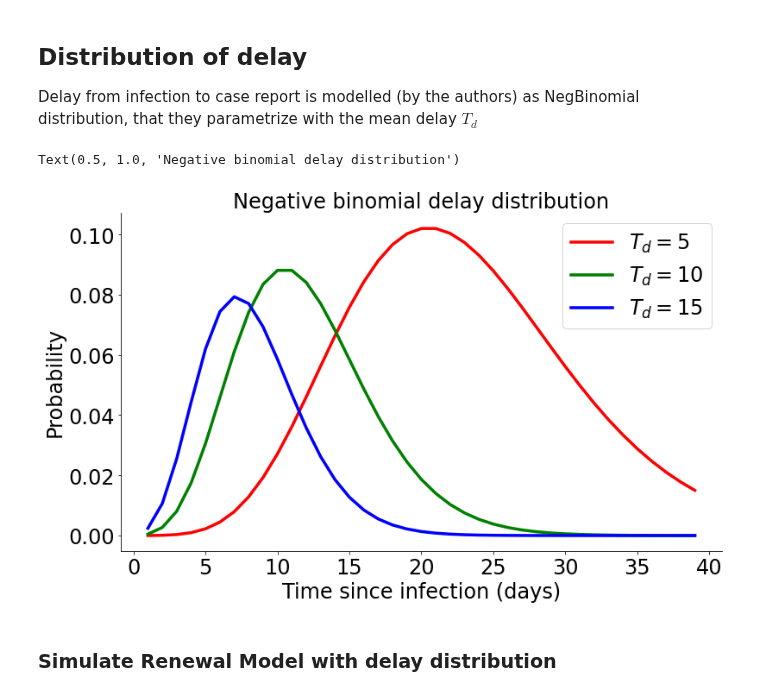
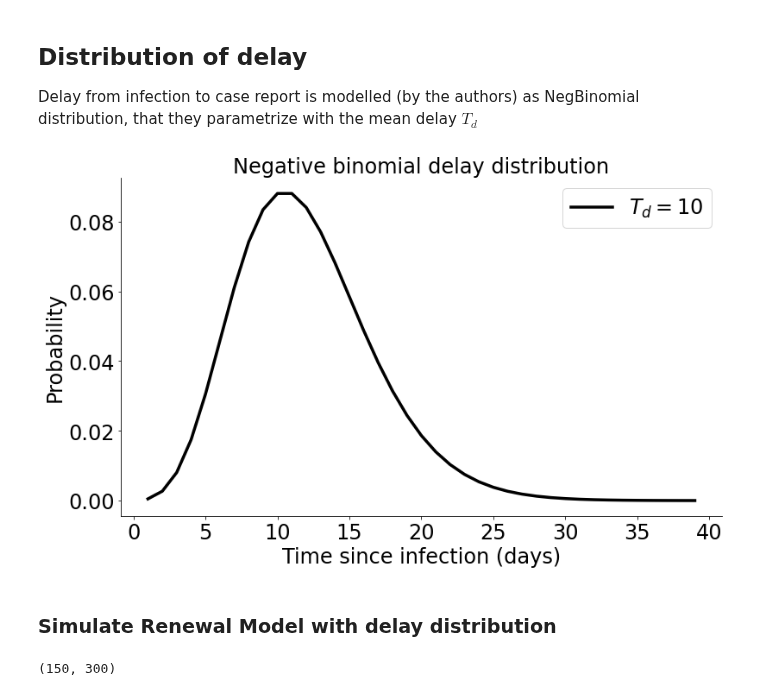
Before and after one commit to ChaosDonkey06/ID_Modeling, a Jupyter notebook: PAPERS/ShamanJournalClub.ipynb, the cells around one changed output. Saved outputs shown, nothing was run; the diff lists cells and outputs as text; code cells hidden in the pictures.

```diff
--- a/PAPERS/ShamanJournalClub.ipynb
+++ b/PAPERS/ShamanJournalClub.ipynb
@@ -356,42 +359,40 @@ from re import L
 
 
 def neg_binomial(x, r, p):
     """
     Negative binomial distribution
     """
     pr = np.zeros(x.shape)
     pr = factorial(x + r - 1) / (factorial(x - 1) * factorial(r)) * p**r * (1-p)**x
     return pr
 
 
 
 # Mean of delay distribution
 T_d = 10
 
 # NegBin delay parameters
 r       = 10
-p_param = lambda mean_t:  mean_t/(r + mean_t)
+p_param = T_d/(r + T_d)
 
 sample_nb = lambda pi:  np.random.default_rng().negative_binomial(r, pi, size=10000)
 
 x = np.arange(1,40)
-delay_05  = neg_binomial(x, r, p_param(5)  )
-delay_10  = neg_binomial(x, r, p_param(10))
-delay_15  = neg_binomial(x, r, p_param(15))
+delay_05  = neg_binomial(x, r, p_param )
+
 
 fig, ax = plt.subplots(1, 1, figsize=(12.5, 7.2))
-ax.plot(x, delay_05, c="r", lw=3.5, label=r"$T_d={}$".format(5))
-ax.plot(x, delay_10, c="g", lw=3.5, label=r"$T_d={}$".format(10))
-ax.plot(x, delay_15, c="b", lw=3.5, label=r"$T_d={}$".format(15))
-
+ax.plot(x, delay_05, c="k", lw=3.5, label=r"$T_d={}$".format(T_d))
 ax.set_xlabel("Time since infection (days)")
 ax.set_ylabel("Probability")
 ax.legend()
 ax.spines['right'].set_visible(False)
 ax.spines['top'].set_visible(False)
 ax.set_title("Negative binomial delay distribution")
+
+
+fig.savefig("DelayDistribution.png", dpi=300, transparent=True, bbox_inches='tight')
 # %% [output]
-Text(0.5, 1.0, 'Negative binomial delay distribution')
-[figure, old version]
+[figure, new version]
 # %% [markdown]
 ### Simulate Renewal Model with delay distribution
@@ -397,0 +456,4 @@ Text(0.5, 1.0, 'Negative binomial delay distribution')
+# %%
+case.shape
+# %% [output]
+(150, 300)
```
Also changed, not shown: parts of 3 cells of this notebook, 3 other files.
